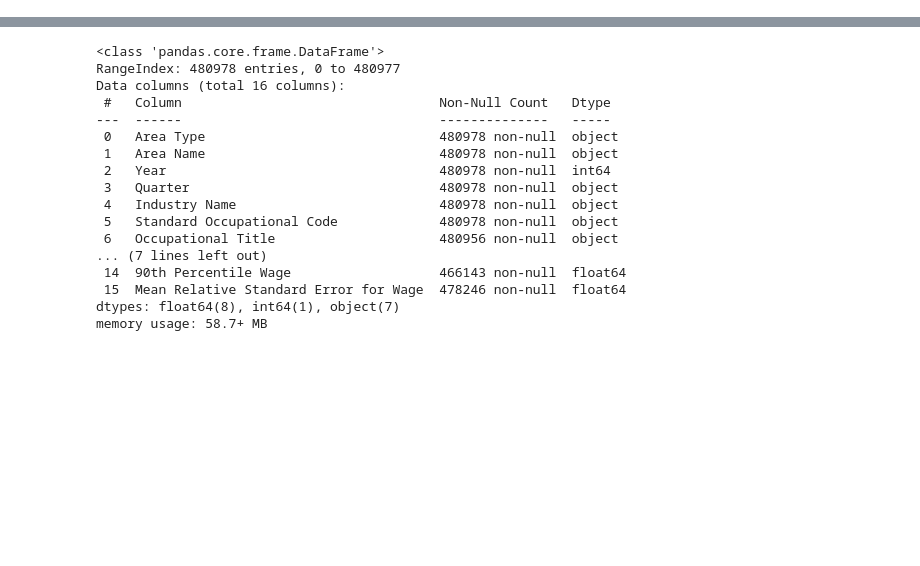
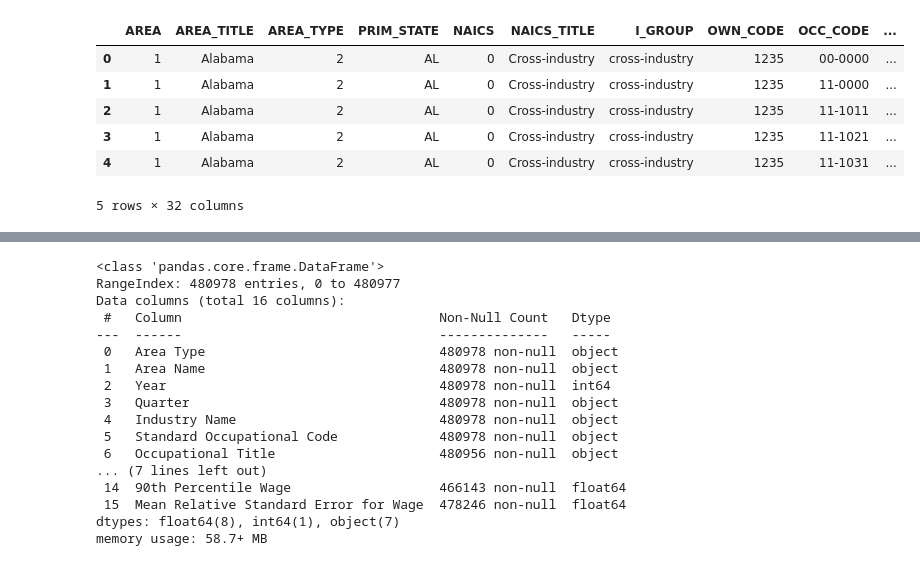
Before and after one commit to sarahbelleparker/oews-capstone, a Jupyter notebook: oews-sbp-snake.ipynb, the cells around one changed output, grey strips where cells are left out. Cells and saved outputs as stored; diff of their text form; code cells hidden in the pictures; blank space fills up the shorter version.

```diff
--- a/oews-sbp-snake.ipynb
+++ b/oews-sbp-snake.ipynb
@@ -3,6 +3,8 @@ import pandas as pd
 import numpy as np
 import matplotlib.pyplot as plt
 import seaborn as sns
+# %%
+oews = pd.read_csv('data/oews-cleaned-converted.csv')
 # %%
 oews_ca = pd.read_csv('data/oews-california.csv')
 # %%
@@ -11,0 +16,10 @@ oews_wa = pd.read_csv('data/oews-washington.csv')
+# %%
+oews.head()
+# %% [output]
+|  | AREA | AREA_TITLE | AREA_TYPE | PRIM_STATE | NAICS | NAICS_TITLE | I_GROUP | OWN_CODE | OCC_CODE | ... |
+| 0 | 1 | Alabama | 2 | AL | 0 | Cross-industry | cross-industry | 1235 | 00-0000 | ... |
+| 1 | 1 | Alabama | 2 | AL | 0 | Cross-industry | cross-industry | 1235 | 11-0000 | ... |
+| 2 | 1 | Alabama | 2 | AL | 0 | Cross-industry | cross-industry | 1235 | 11-1011 | ... |
+| 3 | 1 | Alabama | 2 | AL | 0 | Cross-industry | cross-industry | 1235 | 11-1021 | ... |
+| 4 | 1 | Alabama | 2 | AL | 0 | Cross-industry | cross-industry | 1235 | 11-1031 | ... |
+5 rows × 32 columns
```
Also changed, not shown: parts of 9 cells of this notebook, 3 other files.
